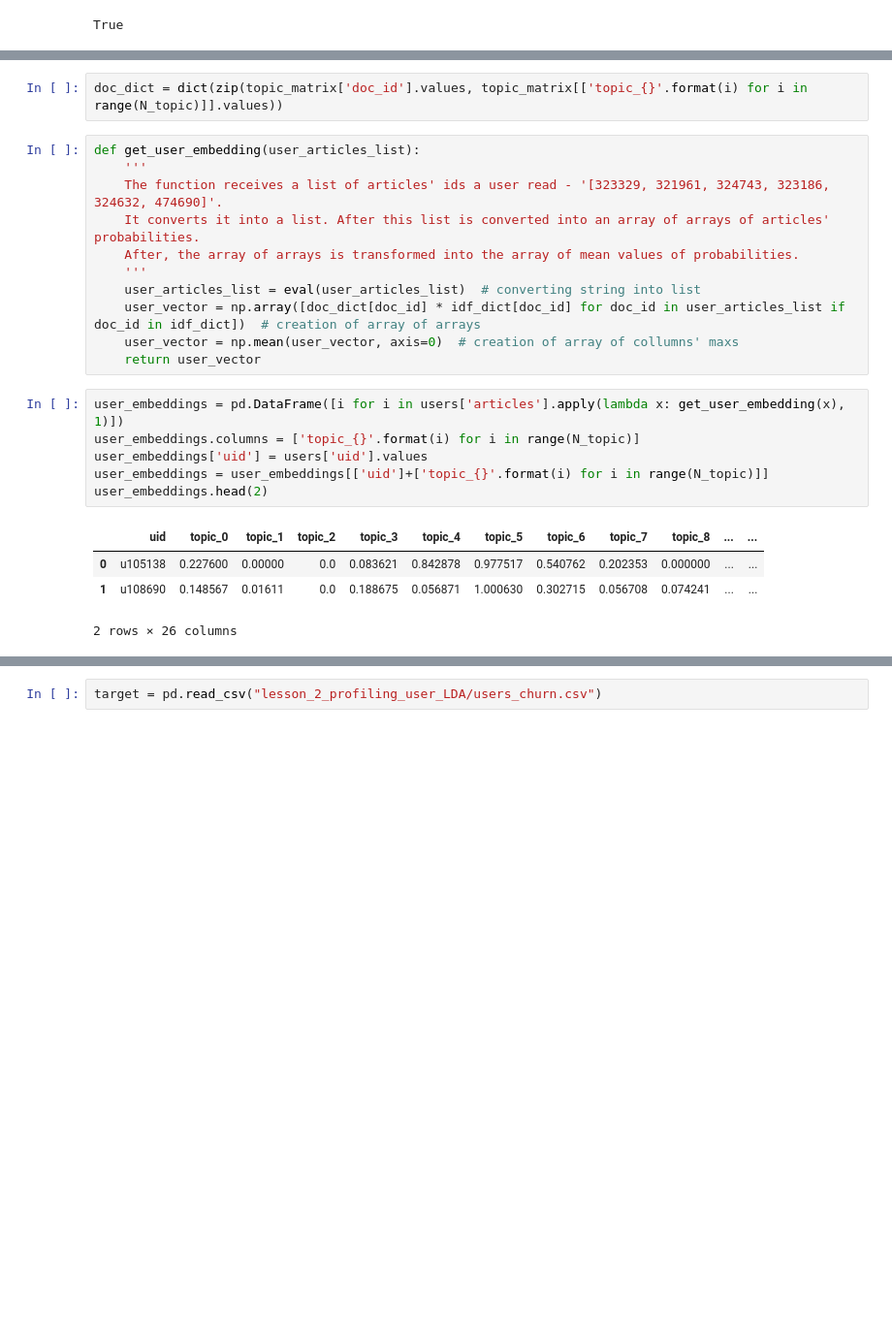
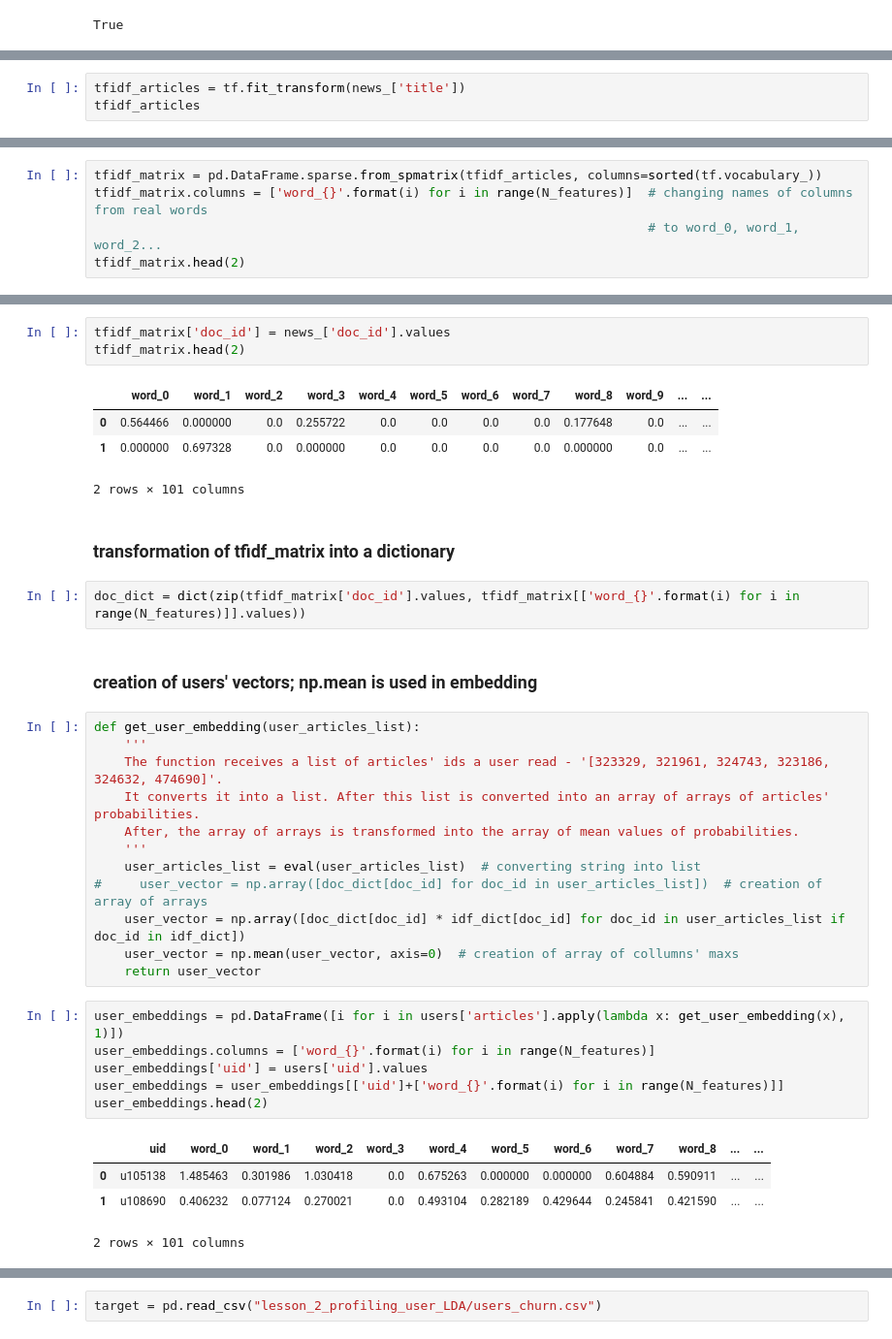
Before and after one commit to ME-27/ML_in_Business_Geekbrains_course, a Jupyter notebook: ML_in_Business_HW2_Evgenii_Kirillov.ipynb, the cells around one changed output, grey strips where cells are left out. Shown at 97% size. Drawn from its saved outputs; the diff is of its cells as text; blank space fills up the shorter version.

```diff
--- a/ML_in_Business_HW2_Evgenii_Kirillov.ipynb
+++ b/ML_in_Business_HW2_Evgenii_Kirillov.ipynb
@@ -941,0 +1133,3 @@ idf_dict
+# %%
+tfidf_articles = tf.fit_transform(news_['title'])
+tfidf_articles
@@ -941,0 +1139,5 @@ idf_dict
+# %%
+tfidf_matrix = pd.DataFrame.sparse.from_spmatrix(tfidf_articles, columns=sorted(tf.vocabulary_))
+tfidf_matrix.columns = ['word_{}'.format(i) for i in range(N_features)]  # changing names of columns from real words
+                                                                         # to word_0, word_1, word_2...
+tfidf_matrix.head(2)
@@ -942,5 +1151,17 @@ idf_dict
+# %%
+tfidf_matrix['doc_id'] = news_['doc_id'].values
+tfidf_matrix.head(2)
+# %% [output]
+|  | word_0 | word_1 | word_2 | word_3 | word_4 | word_5 | word_6 | word_7 | word_8 | word_9 | ... | ... |
+| 0 | 0.564466 | 0.000000 | 0.0 | 0.255722 | 0.0 | 0.0 | 0.0 | 0.0 | 0.177648 | 0.0 | ... | ... |
+| 1 | 0.000000 | 0.697328 | 0.0 | 0.000000 | 0.0 | 0.0 | 0.0 | 0.0 | 0.000000 | 0.0 | ... | ... |
+2 rows × 101 columns
+# %% [markdown]
+### transformation of tfidf_matrix into a dictionary
 # %%
-doc_dict = dict(zip(topic_matrix['doc_id'].values, topic_matrix[['topic_{}'.format(i) for i in range(N_topic)]].values))
+doc_dict = dict(zip(tfidf_matrix['doc_id'].values, tfidf_matrix[['word_{}'.format(i) for i in range(N_features)]].values))
+# %% [markdown]
+### creation of users' vectors; np.mean is used in embedding
 # %%
 def get_user_embedding(user_articles_list):
     '''
@@ -949,17 +1170,18 @@ def get_user_embedding(user_articles_list):
     After, the array of arrays is transformed into the array of mean values of probabilities.
     '''
     user_articles_list = eval(user_articles_list)  # converting string into list
-    user_vector = np.array([doc_dict[doc_id] * idf_dict[doc_id] for doc_id in user_articles_list if doc_id in idf_dict])  # creation of array of arrays
+#     user_vector = np.array([doc_dict[doc_id] for doc_id in user_articles_list])  # creation of array of arrays
+    user_vector = np.array([doc_dict[doc_id] * idf_dict[doc_id] for doc_id in user_articles_list if doc_id in idf_dict])
     user_vector = np.mean(user_vector, axis=0)  # creation of array of collumns' maxs
     return user_vector
 # %%
 user_embeddings = pd.DataFrame([i for i in users['articles'].apply(lambda x: get_user_embedding(x), 1)])
-user_embeddings.columns = ['topic_{}'.format(i) for i in range(N_topic)]
+user_embeddings.columns = ['word_{}'.format(i) for i in range(N_features)]
 user_embeddings['uid'] = users['uid'].values
-user_embeddings = user_embeddings[['uid']+['topic_{}'.format(i) for i in range(N_topic)]]
+user_embeddings = user_embeddings[['uid']+['word_{}'.format(i) for i in range(N_features)]]
 user_embeddings.head(2)
 # %% [output]
-|  | uid | topic_0 | topic_1 | topic_2 | topic_3 | topic_4 | topic_5 | topic_6 | topic_7 | topic_8 | ... | ... |
-| 0 | u105138 | 0.227600 | 0.00000 | 0.0 | 0.083621 | 0.842878 | 0.977517 | 0.540762 | 0.202353 | 0.000000 | ... | ... |
-| 1 | u108690 | 0.148567 | 0.01611 | 0.0 | 0.188675 | 0.056871 | 1.000630 | 0.302715 | 0.056708 | 0.074241 | ... | ... |
+|  | uid | word_0 | word_1 | word_2 | word_3 | word_4 | word_5 | word_6 | word_7 | word_8 | ... | ... |
+| 0 | u105138 | 1.485463 | 0.301986 | 1.030418 | 0.0 | 0.675263 | 0.000000 | 0.000000 | 0.604884 | 0.590911 | ... | ... |
+| 1 | u108690 | 0.406232 | 0.077124 | 0.270021 | 0.0 | 0.493104 | 0.282189 | 0.429644 | 0.245841 | 0.421590 | ... | ... |
-2 rows × 26 columns
+2 rows × 101 columns
```
Also changed, not shown: parts of 78 cells of this notebook.
